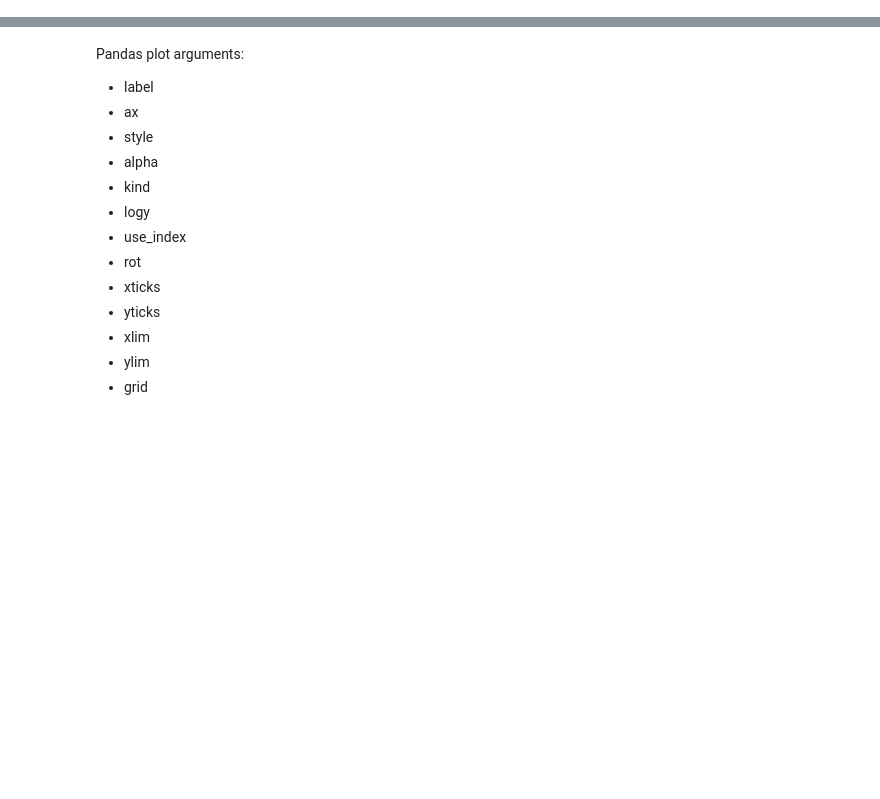
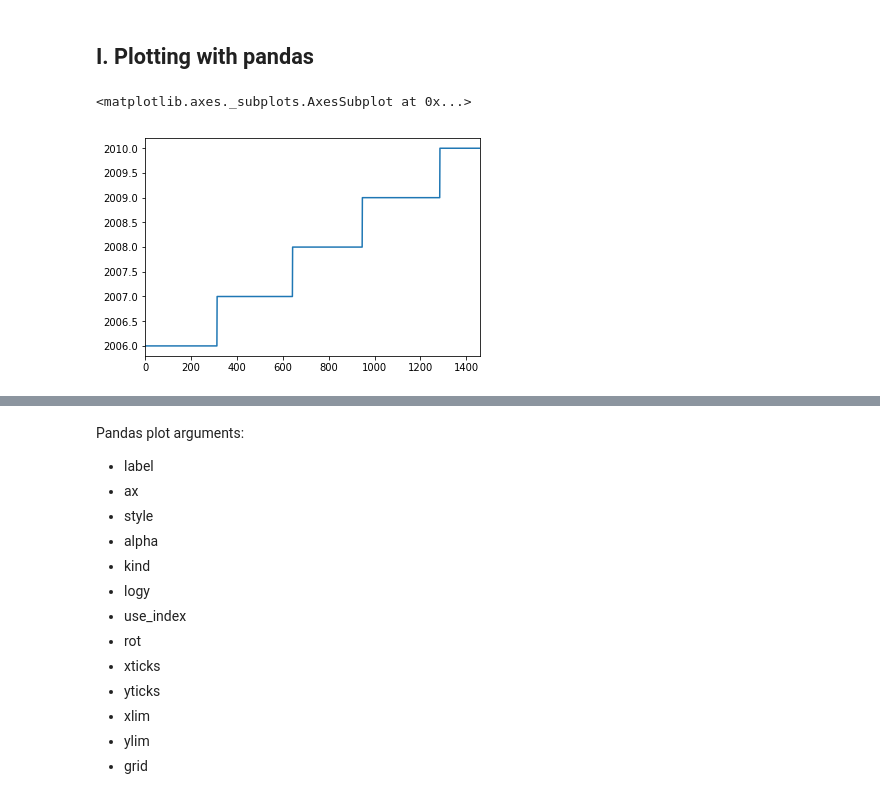
Before and after one commit to ch00226855/CMP464-Fall2019, a Jupyter notebook: Week9_Plotting.ipynb, the cells around one changed output, grey strips where cells are left out. Drawn from its saved outputs; the diff is of its cells as text; code cells hidden in the pictures; blank space fills up the shorter version.

```diff
--- a/Week9_Plotting.ipynb
+++ b/Week9_Plotting.ipynb
@@ -23,4 +49,12 @@ data.head().T
+# %% [markdown]
+## I. Plotting with pandas
 # %%
 # Plotting with Pandas
 # %%
 # Line plot of YrSold
+sorted_YrSold = data['YrSold'].sort_values().reset_index(drop=True)
+# sorted_YrSold
+sorted_YrSold.plot()
+# %% [output]
+<matplotlib.axes._subplots.AxesSubplot at 0x...>
+[figure, added]
```
Also changed, not shown: parts of 26 cells of this notebook.
